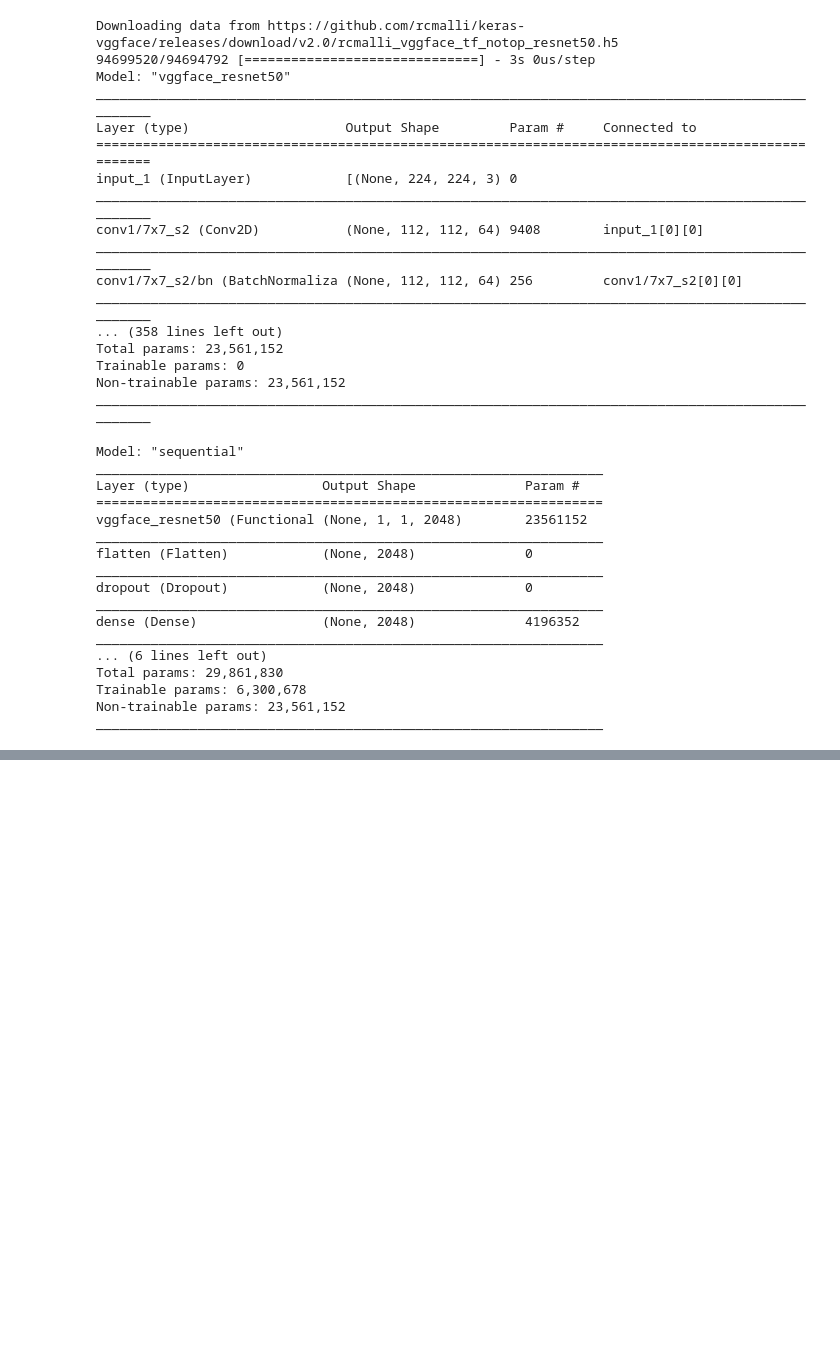
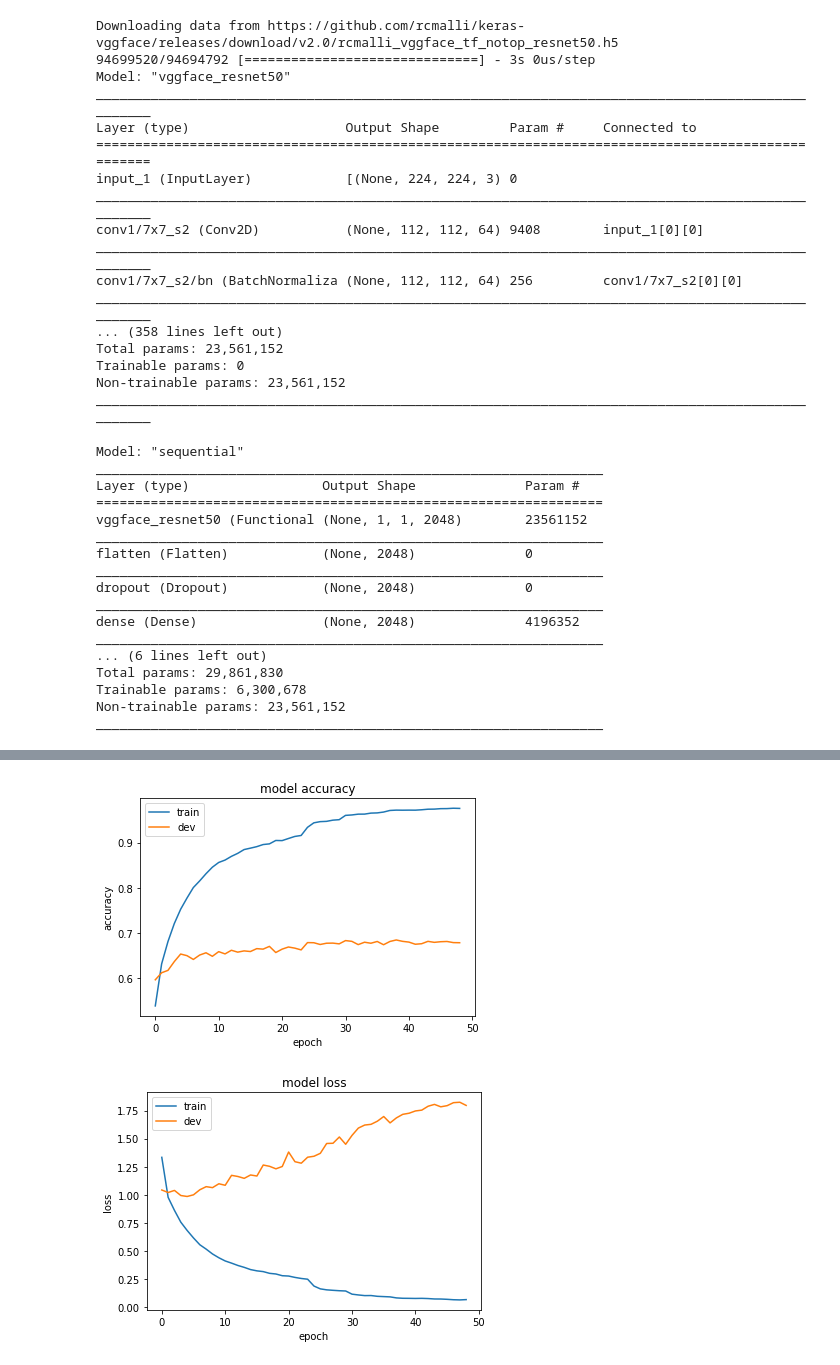
Before and after one commit to mitul01/FER, a Jupyter notebook: TransferLearning_ResNet50_oversampling_smoothLabels.ipynb, the cells around one changed output, grey strips where cells are left out. Saved outputs shown, nothing was run; the diff lists cells and outputs as text; code cells hidden in the pictures; blank space fills up the shorter version.

```diff
--- a/TransferLearning_ResNet50_oversampling_smoothLabels.ipynb
+++ b/TransferLearning_ResNet50_oversampling_smoothLabels.ipynb
@@ -154,7 +154,7 @@ class data_sequence(Sequence):
           X[i] = preprocess_input(x) # or version=2 for VGGFace2 ResNet50
           y = self.labels[ind]
           if isinstance(y,int):
-            Y[i]=to_categorical(y,7)
+            Y[i]=to_categorical(y,6)
           else:
             assert len(y)==self.n_classes
             Y[i]=y
@@ -260,13 +260,13 @@ Trainable params: 6,300,678
 Non-trainable params: 23,561,152
 _________________________________________________________________
 # %%
-# train_sequence = data_sequence(x_train,y_train,batch_size=64,target_dim=(224,224),n_classes=6,shuffle=True,smooth=0.07)
-# val_sequence   = data_sequence(x_val,  y_val,  batch_size=64,target_dim=(224,224),n_classes=6,shuffle=True,smooth=0.0)
-# test_sequence  = data_sequence(x_test, y_test, batch_size=64,target_dim=(224,224),n_classes=6,shuffle=True,smooth=0.0)
+train_sequence = data_sequence(x_train,y_train,batch_size=64,target_dim=(224,224),n_classes=6,shuffle=True,smooth=0.07)
+val_sequence   = data_sequence(x_val,  y_val,  batch_size=64,target_dim=(224,224),n_classes=6,shuffle=True,smooth=0.0)
+test_sequence  = data_sequence(x_test, y_test, batch_size=64,target_dim=(224,224),n_classes=6,shuffle=True,smooth=0.0)
 
-train_sequence = data_sequence(x_train,y_train,batch_size=32,target_dim=(224,224),n_classes=6,shuffle=True,smooth=0.07)
-val_sequence   = data_sequence(x_val,  y_val,  batch_size=32,target_dim=(224,224),n_classes=6,shuffle=True,smooth=0.0)
-test_sequence  = data_sequence(x_test, y_test, batch_size=32,target_dim=(224,224),n_classes=6,shuffle=True,smooth=0.0)
+#train_sequence = data_sequence(x_train,y_train,batch_size=32,target_dim=(224,224),n_classes=6,shuffle=True,smooth=0.07)
+#val_sequence   = data_sequence(x_val,  y_val,  batch_size=32,target_dim=(224,224),n_classes=6,shuffle=True,smooth=0.0)
+#test_sequence  = data_sequence(x_test, y_test, batch_size=32,target_dim=(224,224),n_classes=6,shuffle=True,smooth=0.0)
 # %%
 EPOCHS=100
 
@@ -278,7 +278,7 @@ model.compile(optimizer = Adam(0.001), loss='categorical_crossentropy', metrics=
 early_stopping = EarlyStopping(
     monitor='val_accuracy',
     min_delta=0.00005,
-    patience=7,
+    patience=10,
     verbose=1,
     restore_best_weights=True,
 )
@@ -286,7 +286,7 @@ early_stopping = EarlyStopping(
 lr_scheduler = ReduceLROnPlateau(
     monitor='val_accuracy',
     factor=0.5,
-    patience=7,
+    patience=5,
     min_lr=1e-7,
     verbose=1,
 )
@@ -325,0 +326,22 @@ model.evaluate(test_sequence)
+# %%
+import matplotlib.pyplot as plt
+
+plt.plot(hist.history['accuracy'])
+plt.plot(hist.history['val_accuracy'])
+plt.title('model accuracy')
+plt.ylabel('accuracy')
+plt.xlabel('epoch')
+plt.legend(['train', 'dev'], loc='upper left')
+plt.show()
+
+# summarize history for loss
+plt.plot(hist.history['loss'])
+plt.plot(hist.history['val_loss'])
+plt.title('model loss')
+plt.ylabel('loss')
+plt.xlabel('epoch')
+plt.legend(['train', 'dev'], loc='upper left')
+plt.show()
+# %% [output]
+[figure, added]
+[figure, added]
```
Also changed, not shown: parts of 3 cells of this notebook.
